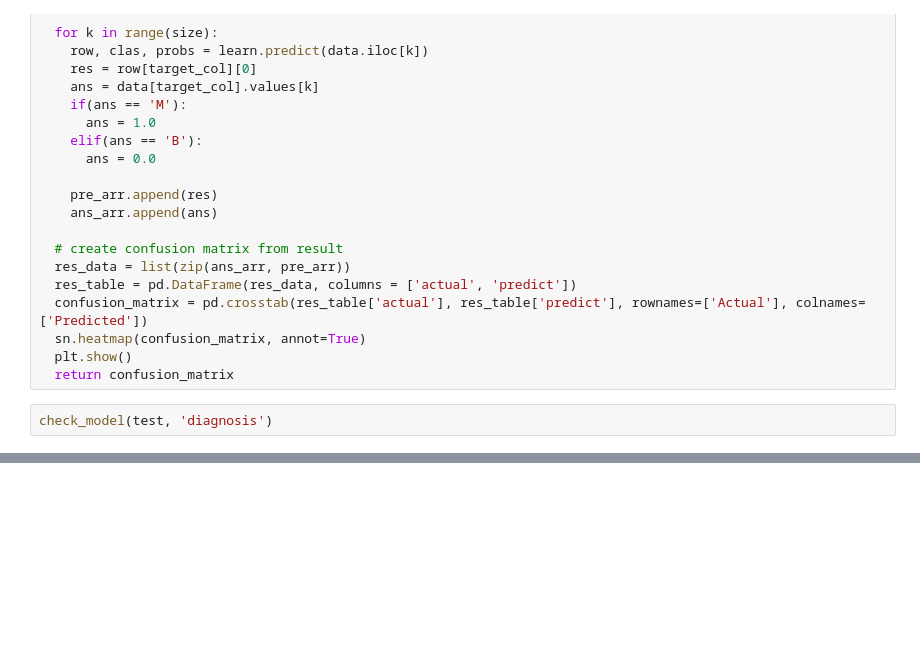
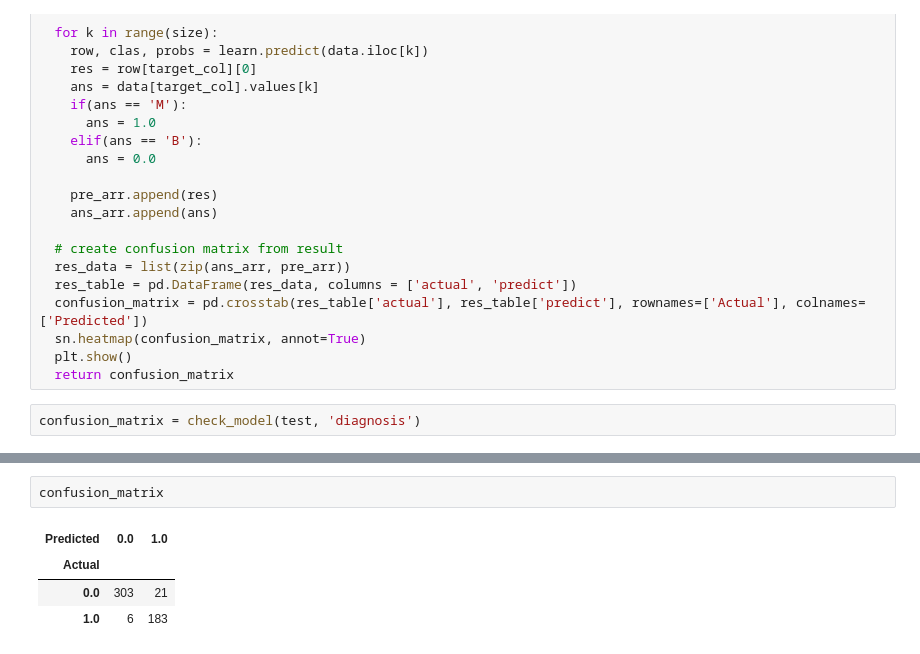
Before and after one commit to TokyoProgramming/Cancer_Predict, a Jupyter notebook: cancer_predict.ipynb, the cells around one changed output, grey strips where cells are left out. Drawn from its saved outputs; the diff is of its cells as text; blank space fills up the shorter version.

```diff
--- a/cancer_predict.ipynb
+++ b/cancer_predict.ipynb
@@ -137,4 +137,4 @@ def check_model(data, target_col):
   plt.show()
   return confusion_matrix
 # %%
-check_model(test, 'diagnosis')
+confusion_matrix = check_model(test, 'diagnosis')
@@ -154,0 +141,7 @@ check_model(test, 'diagnosis')
+# %%
+confusion_matrix
+# %% [output]
+| Predicted | 0.0 | 1.0 |
+| Actual |  |  |
+| 0.0 | 303 | 21 |
+| 1.0 | 6 | 183 |
```
Also changed, not shown: parts of 1 cell of this notebook.
